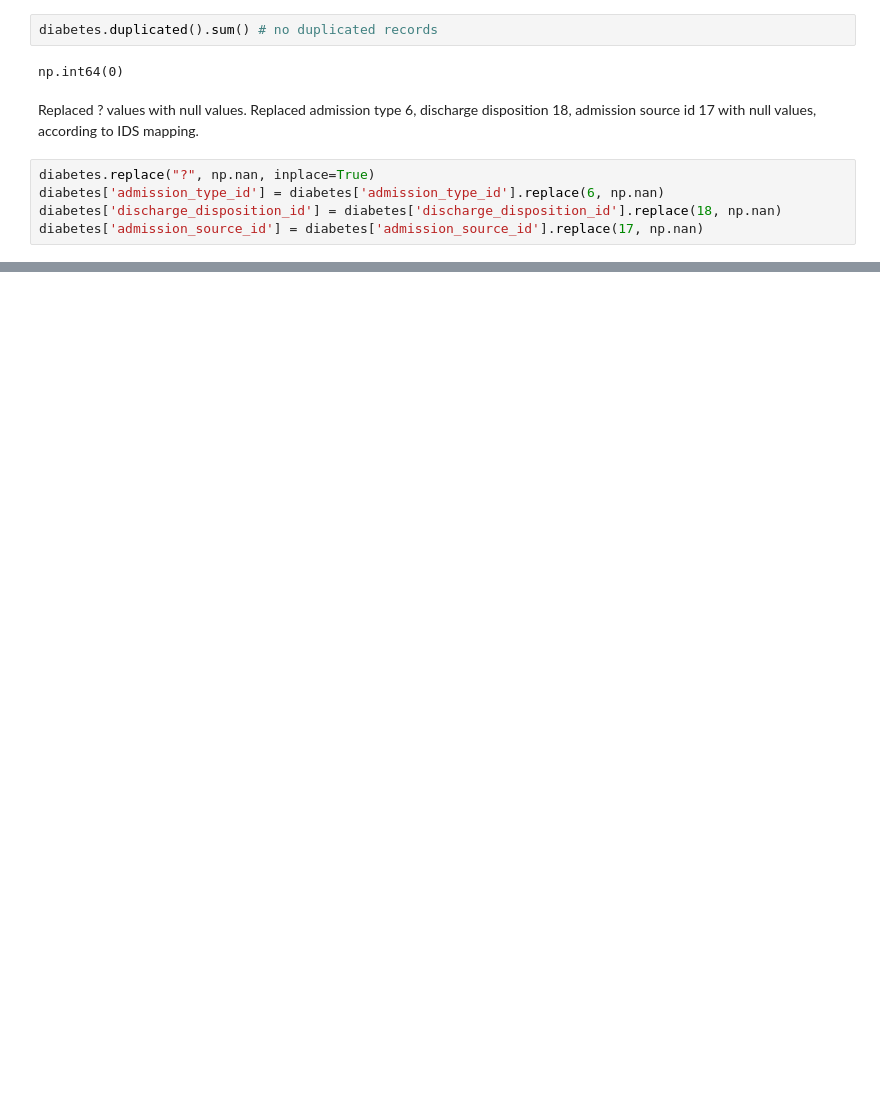
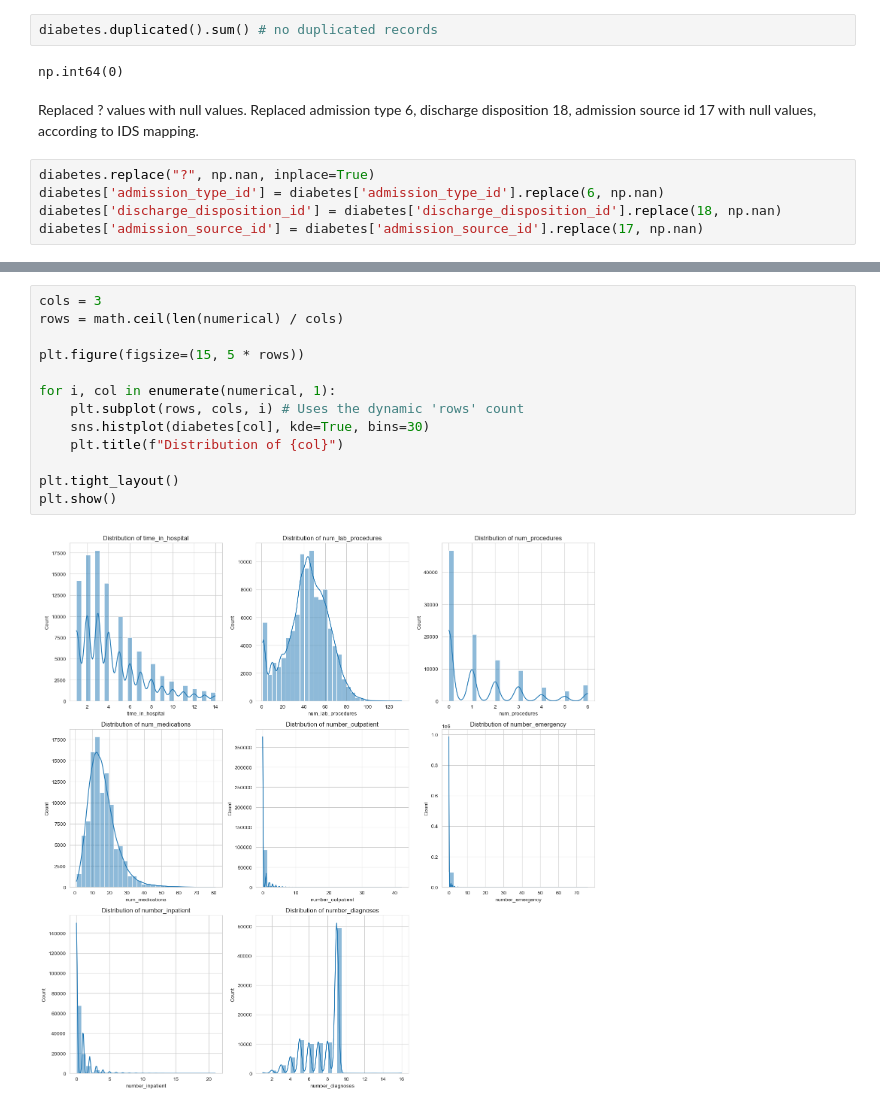
Before and after one commit to linyu2703/HHA550_diabetes_analysis, a Jupyter notebook: diabetes_analysis.ipynb, the cells around one changed output, grey strips where cells are left out. Saved outputs shown, nothing was run; the diff lists cells and outputs as text; blank space fills up the shorter version.

```diff
--- a/diabetes_analysis.ipynb
+++ b/diabetes_analysis.ipynb
@@ -137,0 +198,15 @@ diabetes['admission_source_id'] = diabetes['admission_source_id'].replace(17, np
+# %%
+cols = 3
+rows = math.ceil(len(numerical) / cols)
+
+plt.figure(figsize=(15, 5 * rows))
+
+for i, col in enumerate(numerical, 1):
+    plt.subplot(rows, cols, i) # Uses the dynamic 'rows' count
+    sns.histplot(diabetes[col], kde=True, bins=30)
+    plt.title(f"Distribution of {col}")
+
+plt.tight_layout()
+plt.show()
+# %% [output]
+[figure, added]
```
Also changed, not shown: parts of 25 cells of this notebook.
